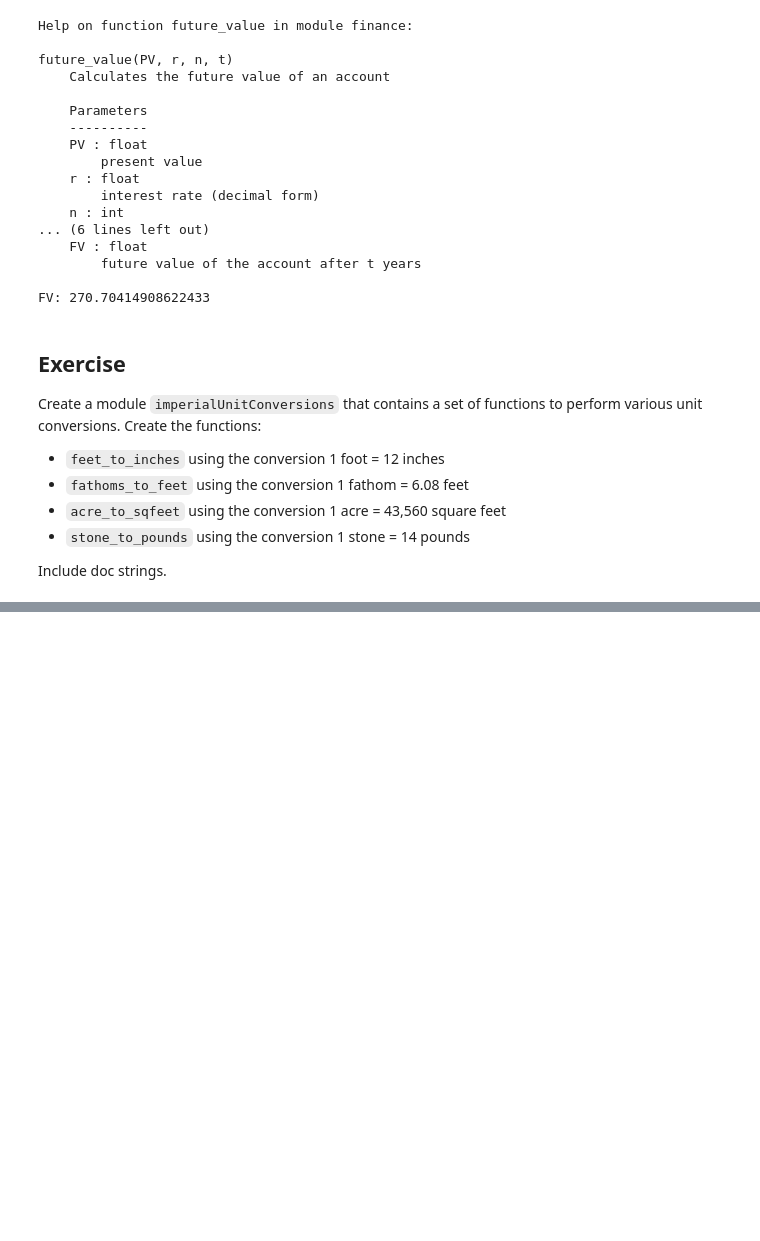
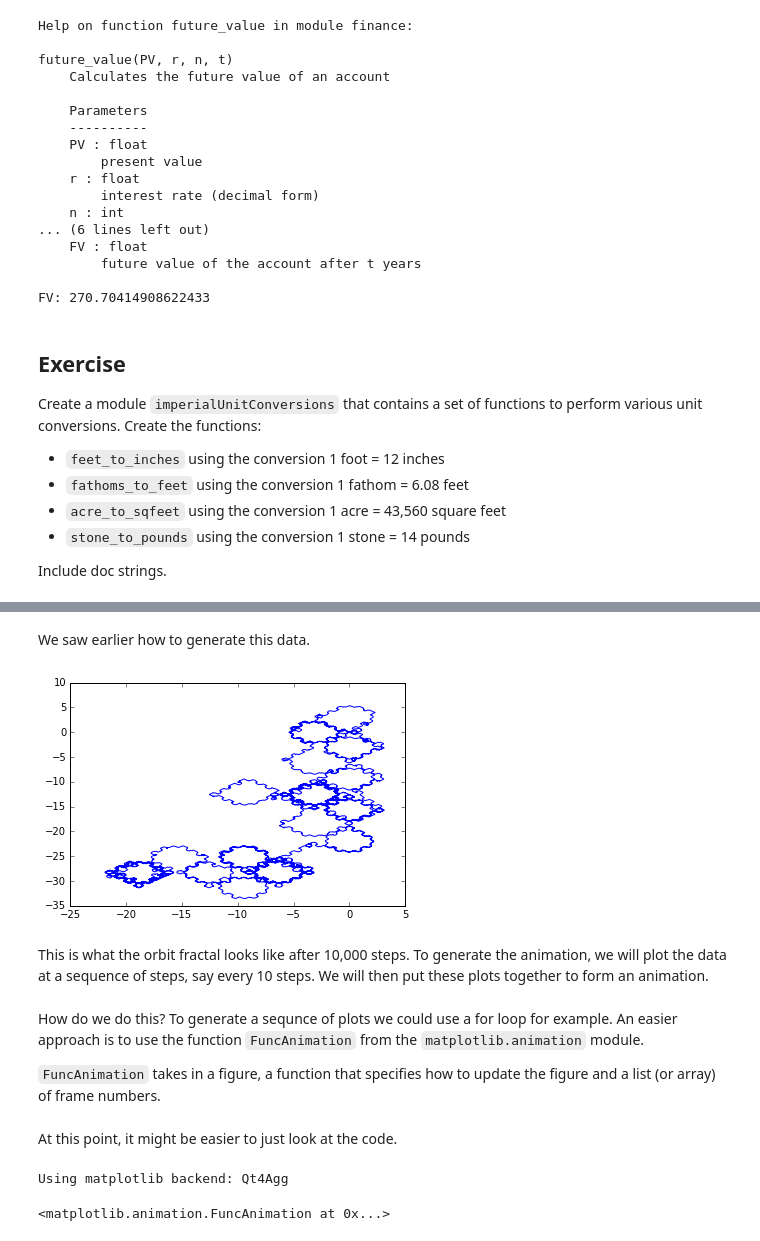
Before and after one commit to lukasbystricky/ISC-3313, a Jupyter notebook: lectures/chapter5/2-functions.ipynb, the cells around one changed output, grey strips where cells are left out. Drawn from its saved outputs; the diff is of its cells as text; code cells hidden in the pictures; blank space fills up the shorter version.

Commit message:
2-functions.ipynb: started section on animations

```diff
--- a/lectures/chapter5/2-functions.ipynb
+++ b/lectures/chapter5/2-functions.ipynb
@@ -586,0 +611,63 @@ Include doc strings.
+# %% [markdown]
+We saw earlier how to generate this data.
+# %%
+import numpy as np
+import matplotlib.pyplot as plt
+%matplotlib inline
+
+# initialize empty list
+x = []
+y = []
+
+x.append(0.1)
+y.append(0.05)
+
+h = 0.1
+N = 10000
+
+# apply reccurance relation
+for i in range(1,N+1):
+    x.append(x[i-1] - h*np.sin(y[i-1] + np.tan(3*y[i-1])))
+    y.append(y[i-1] - h*np.sin(x[i-1] + np.tan(3*x[i-1])))
+# %%
+plt.plot(x,y);
+# %% [output]
+[figure, added]
+# %% [markdown]
+This is what the orbit fractal looks like after 10,000 steps. To generate the animation, we will plot the data at a sequence of steps, say every 10 steps. We will then put these plots together to form an animation.
+# %% [markdown]
+How do we do this? To generate a sequnce of plots we could use a for loop for example. An easier approach is to use the function `FuncAnimation` from the `matplotlib.animation` module.
+
+`FuncAnimation` takes in a figure, a function that specifies how to update the figure and a list (or array) of frame numbers.
+# %% [markdown]
+At this point, it might be easier to just look at the code.
+# %%
+from matplotlib.animation import FuncAnimation
+from matplotlib import rc
+
+# configure matplotlib animations to display in notebook
+rc('animation', html='html5')
+# take matplolib out of inline mode for now
+%matplotlib
+
+# initialize plot
+fig, ax = plt.subplots()
+ax.set_xlim((min(x) - 0.1, max(x) + 0.1))
+ax.set_ylim((min(y) - 0.1, max(y) + 0.1))
+
+data_line, = ax.plot(x[0],y[0])
+ax.set_title("t = %4d" % 0)
+
+# define update function
+def update_frame(i):
+    data_line.set_data(x[:i], y[:i])
+    ax.set_title("t = %4d" % i)
+# %% [output]
+Using matplotlib backend: Qt4Agg
+# %%
+# create animation
+anim = FuncAnimation(fig, update_frame, frames = np.arange(0,N,50))
+# display it
+anim
+# %% [output]
+<matplotlib.animation.FuncAnimation at 0x...>
```
Also changed, not shown: parts of 4 cells of this notebook.
